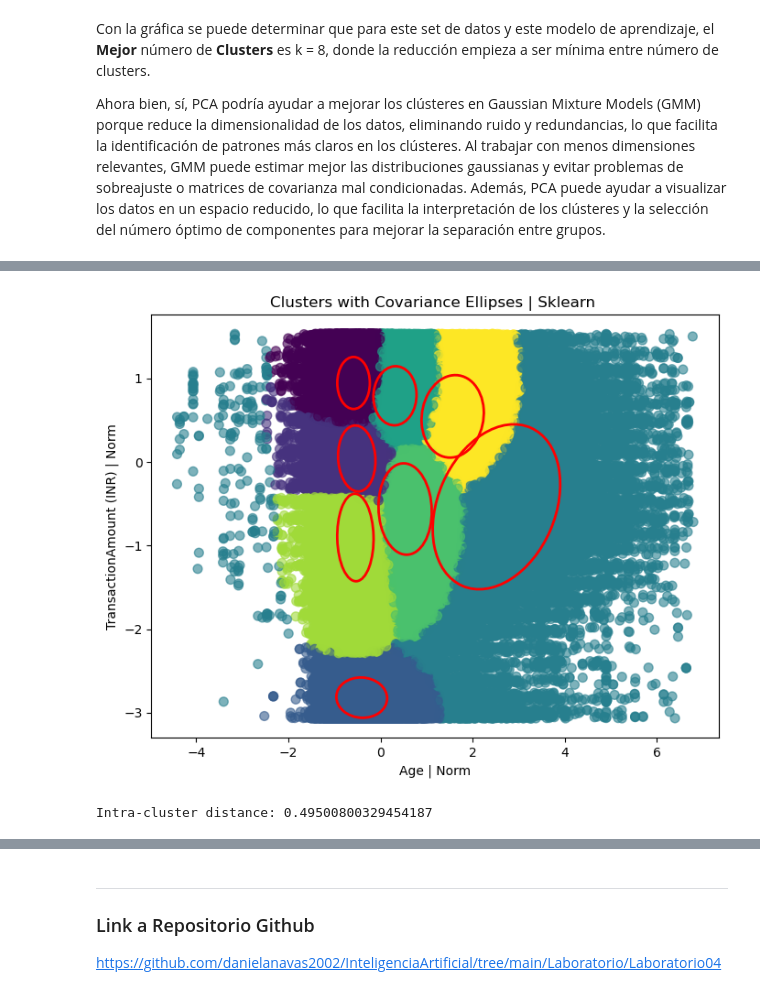
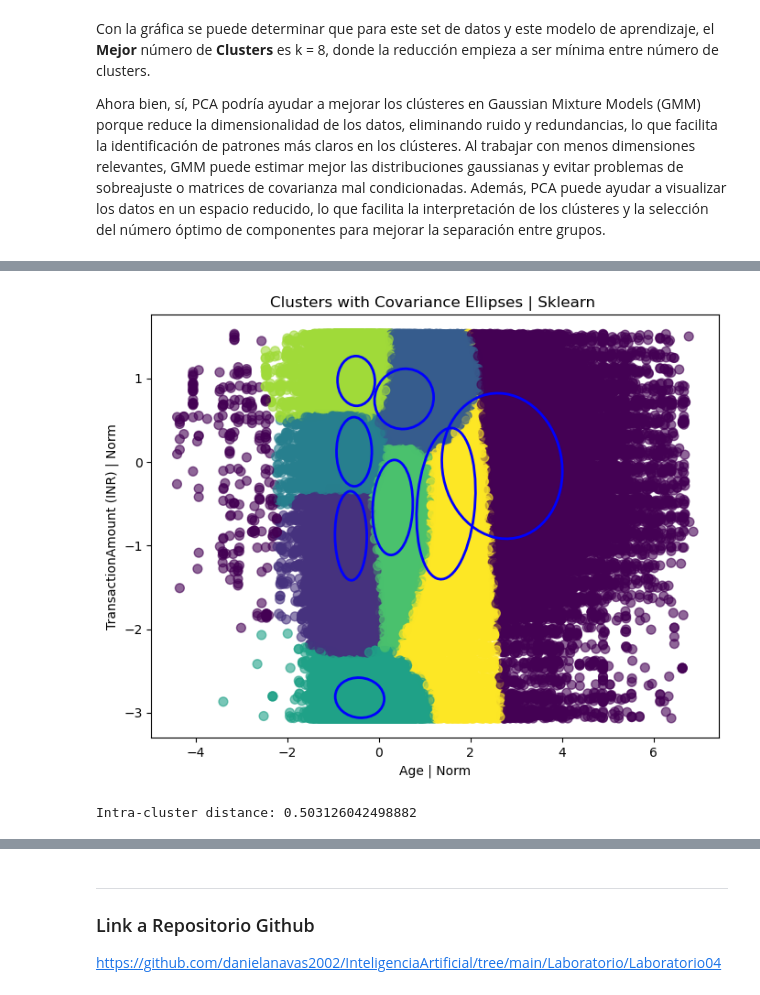
Before and after one commit to danielanavas2002/InteligenciaArtificial, a Jupyter notebook: Laboratorio/Laboratorio04/Laboratorio04.ipynb, the cells around one changed output, grey strips where cells are left out. Saved outputs shown, nothing was run; the diff lists cells and outputs as text; code cells hidden in the pictures.

```diff
--- a/Laboratorio/Laboratorio04/Laboratorio04.ipynb
+++ b/Laboratorio/Laboratorio04/Laboratorio04.ipynb
@@ -579,7 +579,7 @@ import matplotlib.pyplot as plt
 from matplotlib.patches import Ellipse
 
 # Elegir dos features: "Age" y "TransactionAmount (INR)"
-X_2d = train_data[:, [0, 4]]  # 0 = Age, 4 = TransactionAmount (INR)
+X_2d = data_scaled[:, [0, 4]]  # 0 = Age, 4 = TransactionAmount (INR)
 
 # Entrenar el modelo
 gmm = GMM(k=8)  # Valor obtenido del Elbow Method
@@ -599,7 +599,7 @@ for i in range(3):
     angle = np.arctan2(*eigvecs[:, 0][::-1])  # Obtener el ángulo de rotación
     angle = np.degrees(angle)
 
-    ellipse = Ellipse(mean, width=eigvals[0], height=eigvals[1], angle=angle, color='red', fill=False, lw=2)
+    ellipse = Ellipse(mean, width=eigvals[0], height=eigvals[1], angle=angle, color='blue', fill=False, lw=2)
     plt.gca().add_patch(ellipse)
 
 plt.xlabel("Age")
@@ -643,35 +643,35 @@ from sklearn.preprocessing import StandardScaler
 
 # Normalizar los datos
 scaler = StandardScaler()
 X_2d_scaled = scaler.fit_transform(X_2d)
 
 # Entrenar el modelo con sklearn
 gmm_sklearn = GaussianMixture(n_components=8, covariance_type='full', random_state=42)
 gmm_sklearn.fit(X_2d_scaled)
 predictions_sklearn = gmm_sklearn.predict(X_2d_scaled)
 
 # Graficar clusters y elipses de covarianza
 plt.figure(figsize=(8, 6))
 plt.scatter(X_2d_scaled[:, 0], X_2d_scaled[:, 1], c=predictions_sklearn, cmap='viridis', s=50, alpha=0.6)
 
 # Dibujar las elipses de covarianza
 for i in range(8):
     mean = gmm_sklearn.means_[i]
     cov = gmm_sklearn.covariances_[i]
     eigvals, eigvecs = np.linalg.eigh(cov)
     eigvals = 2.0 * np.sqrt(eigvals)
     angle = np.arctan2(*eigvecs[:, 0][::-1])
     angle = np.degrees(angle)
 
-    ellipse = Ellipse(mean, width=eigvals[0], height=eigvals[1], angle=angle, color='red', fill=False, lw=2)
+    ellipse = Ellipse(mean, width=eigvals[0], height=eigvals[1], angle=angle, color='blue', fill=False, lw=2)
     plt.gca().add_patch(ellipse)
 
 plt.xlabel("Age | Norm")
 plt.ylabel("TransactionAmount (INR) | Norm")
 plt.title("Clusters with Covariance Ellipses | Sklearn ")
 plt.show()
 # %% [output]
-[figure, old version]
+[figure, new version]
 # %%
 import numpy as np
 import matplotlib.pyplot as plt
@@ -691,7 +691,7 @@ def intra_cluster_distance(X, predictions, gmm):
 intra_distance = intra_cluster_distance(X_2d_scaled, predictions_sklearn, gmm_sklearn)
 print(f"Intra-cluster distance: {intra_distance}")
 # %% [output]
-Intra-cluster distance: 0.49500800329454187
+Intra-cluster distance: 0.503126042498882
 # %% [markdown]
 **Compare sus resultados con los que obtuvo en el task 2.1**
 - **¿Cuál es mejor? ¿Por qué?**<br>
```
Also changed, not shown: parts of 4 cells of this notebook.
